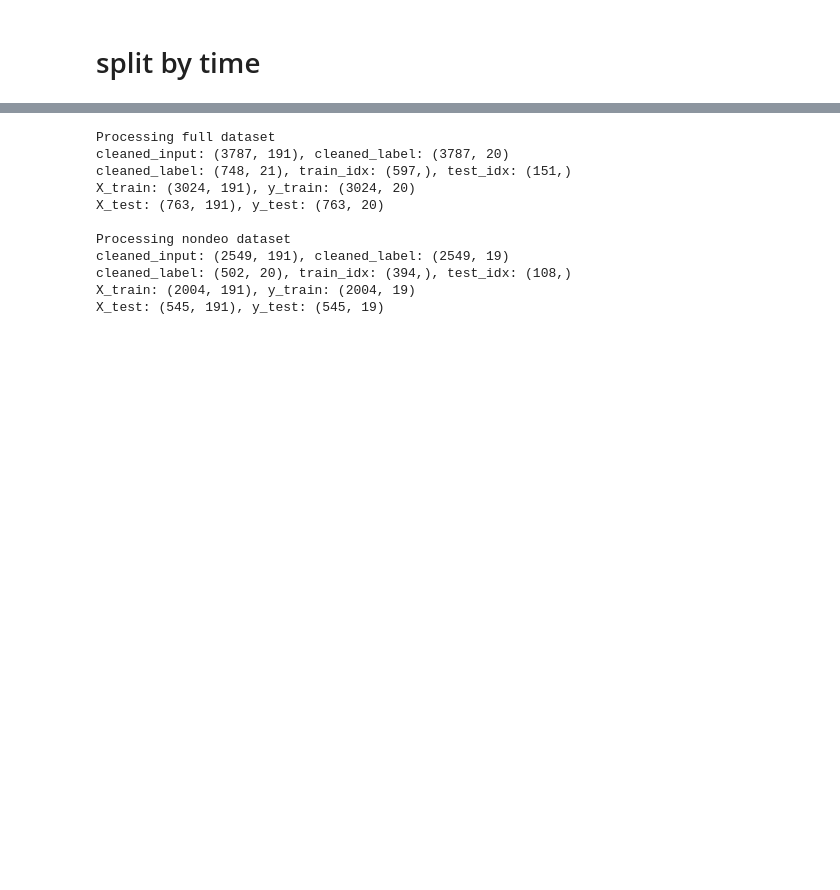
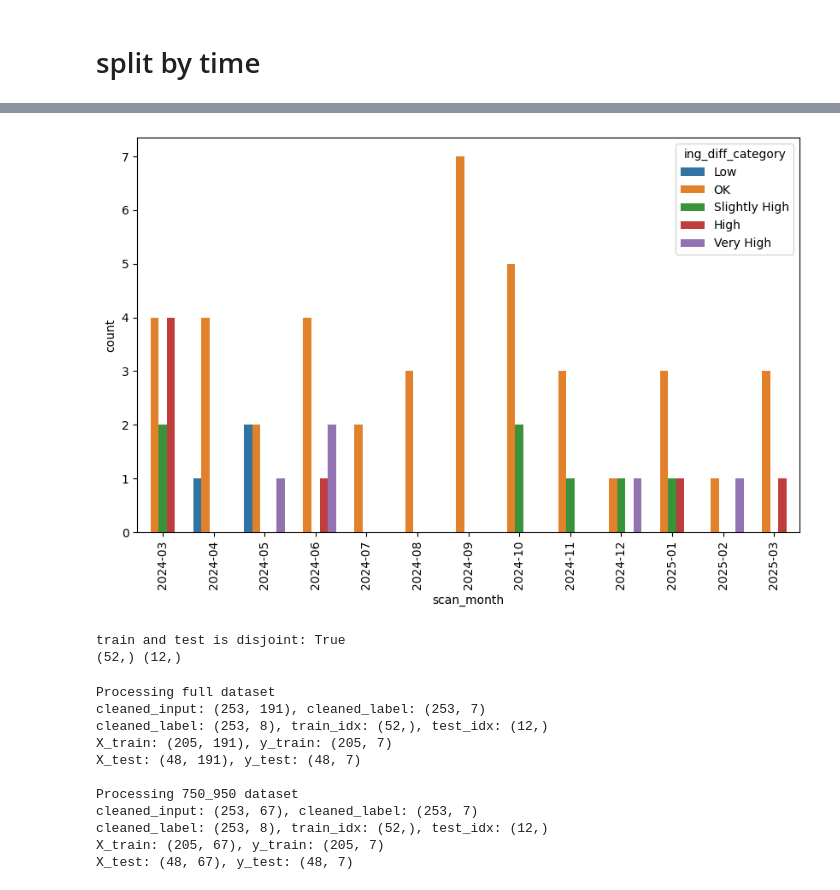
Before and after one commit to ryan-soh-pprint/DS_template, a Jupyter notebook: notebooks/05_data_split.ipynb, the cells around one changed output, grey strips where cells are left out. Saved outputs shown, nothing was run; the diff lists cells and outputs as text; code cells hidden in the pictures; blank space fills up the shorter version.

```diff
--- a/notebooks/05_data_split.ipynb
+++ b/notebooks/05_data_split.ipynb
@@ -194,15 +175,64 @@ nondeo dataset:
+# %%
+# plot distribution of date_scanned coloured by param
+
+label_df = cleaned_label.copy()
+label_df = label_df[~label_df.index.duplicated(keep='first')]
+
+fig = plt.figure(figsize=(10, 6))
+sns.countplot(
+    data=label_df,
+    x='scan_month',
+    hue='ing_diff_category',
+    # hue_order=['yes', 'no']
+    )
+plt.xticks(rotation=90)
+
+fig.show()
+# %% [output]
+[figure, added]
+# %%
+# i want to set the last 20 % of the data as test set, stratified by Rancidity (Class-text)
+
+# Function to split last 20% as test set for each category
+def split_last_20_percent(group):
+    test_size = int(len(group) * 0.2)  # 20% of the group
+
+    # ensure that test set has at least 1 sample from each category
+    if test_size == 0:
+        test_size = 1
+
+    test_set = group.iloc[-test_size:]  # Last 20% as test set
+    train_set = group.iloc[:-test_size]  # Remaining 80% as train set
+    train_idx = train_set.index
+    test_idx = test_set.index
+    return train_idx, test_idx
+
+# Apply function to each Rancidity category
+train_idxs, test_idxs = zip(*label_df.groupby('ing_diff_category').apply(split_last_20_percent))
+
+# Combine train and test indices
+train_idx = np.concatenate(train_idxs)
+test_idx = np.concatenate(test_idxs)
+
+# Check if train and test indices are disjoint
+print(f'train and test is disjoint: {set(train_idx).isdisjoint(set(test_idx))}')
+
+# print shape of train and test indices
+print(train_idx.shape, test_idx.shape)
+# %% [output]
+train and test is disjoint: True
+(52,) (12,)
 # %%
 for dataset in datasets:
     print(f'\nProcessing {dataset} dataset')
-    save_dir = f"../data/processed/{dataset}"
+    save_dir = f"../data/processed/timesplit/{dataset}"
     Path(save_dir).mkdir(parents=True, exist_ok=True)
 
     cleaned_input = datasets[dataset]['cleaned_input']
-    cleaned_label = datasets[dataset]['cleaned_label']
     print(f'cleaned_input: {cleaned_input.shape}, cleaned_label: {cleaned_label.shape}')
 
-    train_idx = datasets[dataset]['train_idx']
-    test_idx = datasets[dataset]['test_idx']
+    # train_idx = datasets[dataset]['train_idx']
+    # test_idx = datasets[dataset]['test_idx']
     print(f'cleaned_label: {cleaned_label.reset_index().drop_duplicates().shape}, train_idx: {train_idx.shape}, test_idx: {test_idx.shape}')
 
     X_train = cleaned_input[cleaned_input.index.isin(train_idx)]
@@ -222,20 +252,15 @@ for dataset in datasets:
     datasets[dataset]['X_test'] = X_test
     datasets[dataset]['y_train'] = y_train
     datasets[dataset]['y_test'] = y_test
-
-    # X_train = X_train.reset_index()
-    # X_test = X_test.reset_index()
-    # y_train = y_train.reset_index()
-    # y_test = y_test.reset_index()
 # %% [output]
 Processing full dataset
-cleaned_input: (3787, 191), cleaned_label: (3787, 20)
-cleaned_label: (748, 21), train_idx: (597,), test_idx: (151,)
-X_train: (3024, 191), y_train: (3024, 20)
-X_test: (763, 191), y_test: (763, 20)
+cleaned_input: (253, 191), cleaned_label: (253, 7)
+cleaned_label: (253, 8), train_idx: (52,), test_idx: (12,)
+X_train: (205, 191), y_train: (205, 7)
+X_test: (48, 191), y_test: (48, 7)
 
-Processing nondeo dataset
-cleaned_input: (2549, 191), cleaned_label: (2549, 19)
-cleaned_label: (502, 20), train_idx: (394,), test_idx: (108,)
-X_train: (2004, 191), y_train: (2004, 19)
-X_test: (545, 191), y_test: (545, 19)
+Processing 750_950 dataset
+cleaned_input: (253, 67), cleaned_label: (253, 7)
+cleaned_label: (253, 8), train_idx: (52,), test_idx: (12,)
+X_train: (205, 67), y_train: (205, 7)
+X_test: (48, 67), y_test: (48, 7)
```
Also changed, not shown: parts of 23 cells of this notebook, 2 other files.
